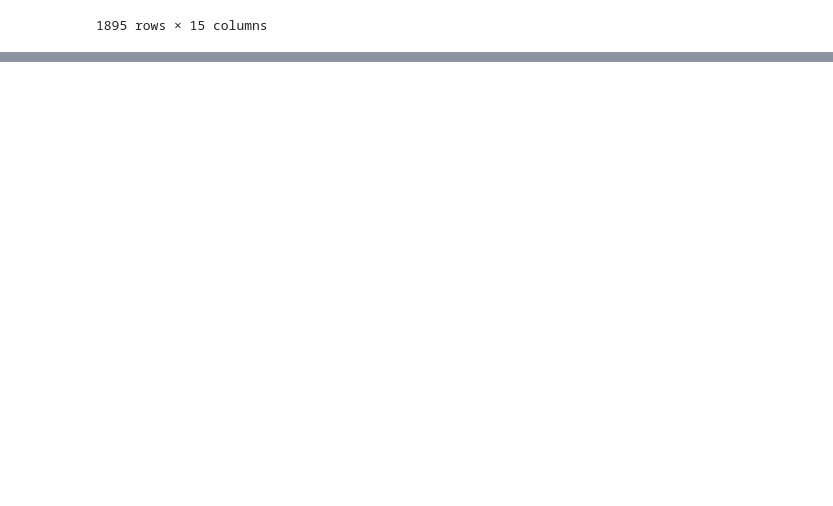
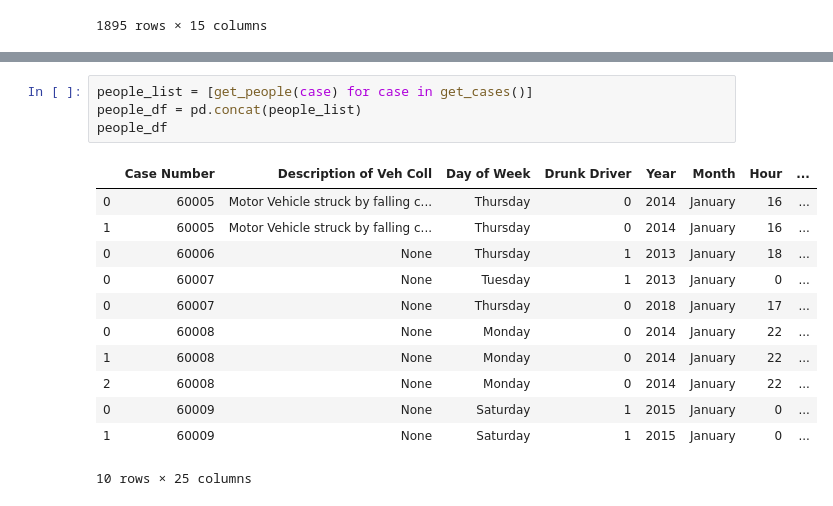
Before and after one commit to mwhitmore1/ucsd_bootcamp-traffic_accident_analysis, a Jupyter notebook: notebooks/data_processing.ipynb, the cells around one changed output, grey strips where cells are left out. Cells and saved outputs as stored; diff of their text form; blank space fills up the shorter version.

```diff
--- a/notebooks/data_processing.ipynb
+++ b/notebooks/data_processing.ipynb
@@ -153,0 +135,17 @@ get_events(case)
+# %%
+people_list = [get_people(case) for case in get_cases()]
+people_df = pd.concat(people_list)
+people_df
+# %% [output]
+|  | Case Number | Description of Veh Coll | Day of Week | Drunk Driver | Year | Month | Hour | ... |
+| 0 | 60005 | Motor Vehicle struck by falling c... | Thursday | 0 | 2014 | January | 16 | ... |
+| 1 | 60005 | Motor Vehicle struck by falling c... | Thursday | 0 | 2014 | January | 16 | ... |
+| 0 | 60006 | None | Thursday | 1 | 2013 | January | 18 | ... |
+| 0 | 60007 | None | Tuesday | 1 | 2013 | January | 0 | ... |
+| 0 | 60007 | None | Thursday | 0 | 2018 | January | 17 | ... |
+| 0 | 60008 | None | Monday | 0 | 2014 | January | 22 | ... |
+| 1 | 60008 | None | Monday | 0 | 2014 | January | 22 | ... |
+| 2 | 60008 | None | Monday | 0 | 2014 | January | 22 | ... |
+| 0 | 60009 | None | Saturday | 1 | 2015 | January | 0 | ... |
+| 1 | 60009 | None | Saturday | 1 | 2015 | January | 0 | ... |
+10 rows × 25 columns
```
Also changed, not shown: parts of 6 cells of this notebook.
